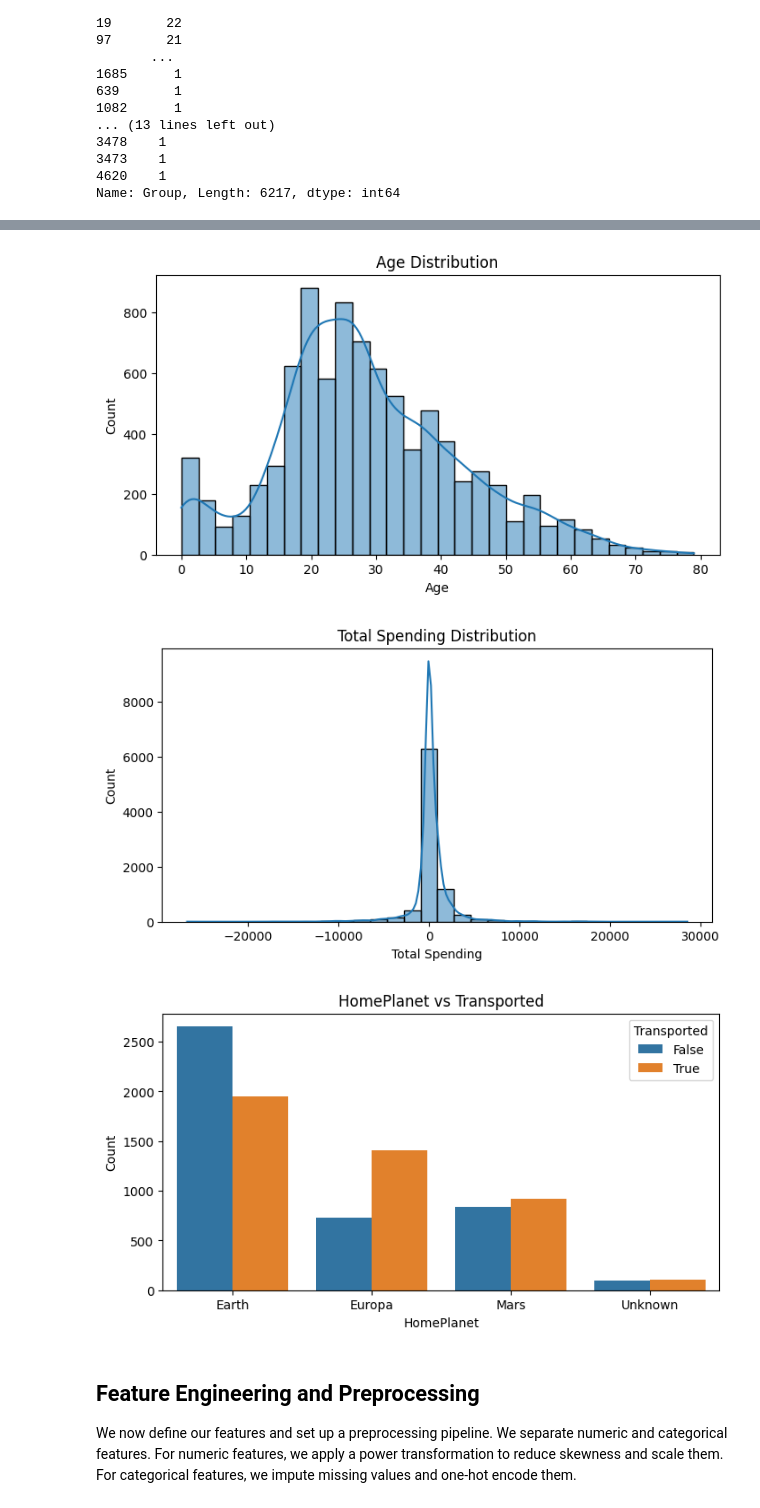
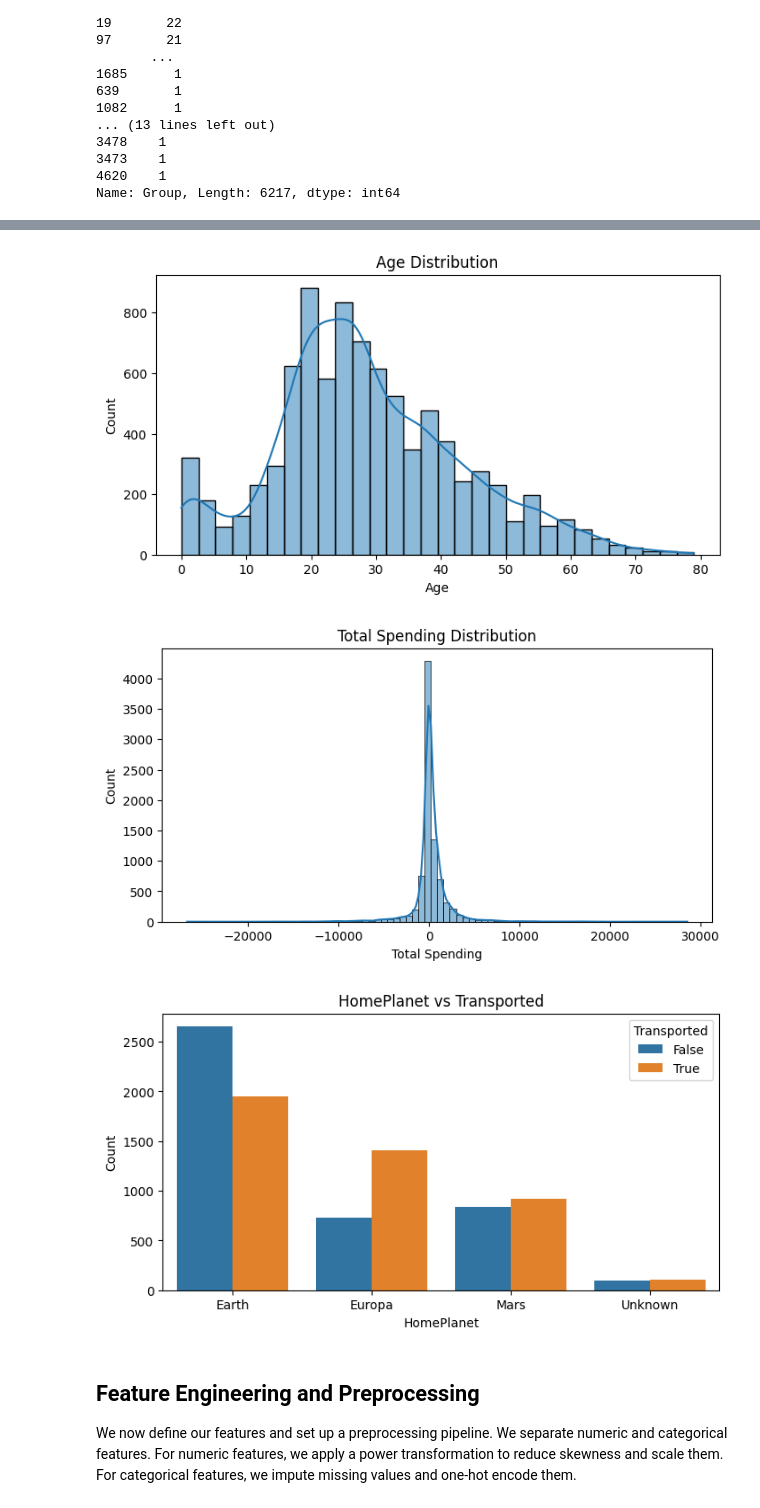
Before and after one commit to charlotteZ765/347project, a Jupyter notebook: QTM347Project.ipynb, the cells around one changed output, grey strips where cells are left out. Cells and saved outputs as stored; diff of their text form; code cells hidden in the pictures.

```diff
--- a/QTM347Project.ipynb
+++ b/QTM347Project.ipynb
@@ -71,3 +65,4 @@ df['HomePlanet'] = df['HomePlanet'].astype('category')
 df['CryoSleep'] = df['CryoSleep'].astype('category')
 df['Destination'] = df['Destination'].astype('category')
 df['VIP'] = df['VIP'].astype('category')
+df['TravelingAlone'] = df['TravelingAlone'].astype('category')
@@ -160,33 +141,30 @@ Next, we perform some basic exploratory analysis to understand the distributions
 # %%
-import matplotlib.pyplot as plt
-import seaborn as sns
-
 # Distribution of Age
 plt.figure(figsize=(8, 4))
 sns.histplot(df['Age'], bins=30, kde=True)
 plt.title('Age Distribution')
 plt.xlabel('Age')
 plt.ylabel('Count')
 plt.show()
 
 # Distribution of Total Spending
 plt.figure(figsize=(8, 4))
-sns.histplot(df['TotalSpending'], bins=30, kde=True)
+sns.histplot(df['TotalSpending'], bins=80, kde=True)
 plt.title('Total Spending Distribution')
 plt.xlabel('Total Spending')
 plt.ylabel('Count')
 plt.show()
 
 # Count of HomePlanet by Transported status
 plt.figure(figsize=(8, 4))
 sns.countplot(data=df, x='HomePlanet', hue='Transported')
 plt.title('HomePlanet vs Transported')
 plt.xlabel('HomePlanet')
 plt.ylabel('Count')
 plt.show()
 # %% [output]
 [figure]
-[figure, old version]
+[figure, new version]
 [figure]
 # %% [markdown]
 ## Feature Engineering and Preprocessing
```
Also changed, not shown: parts of 7 cells of this notebook.
